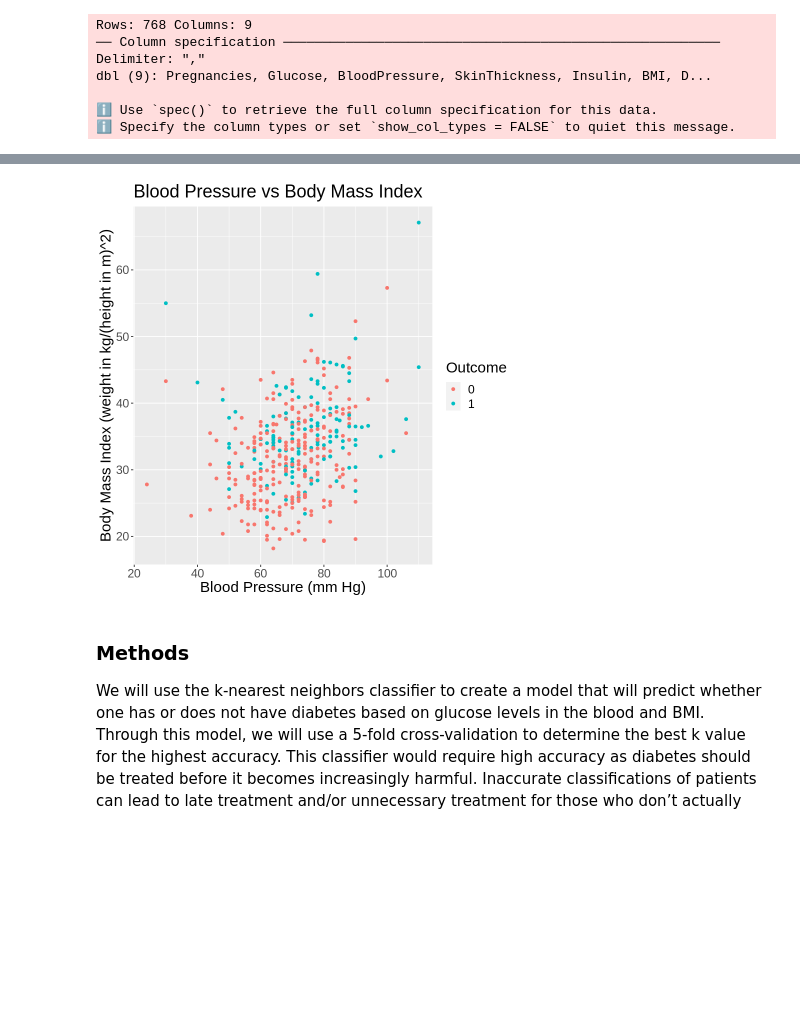
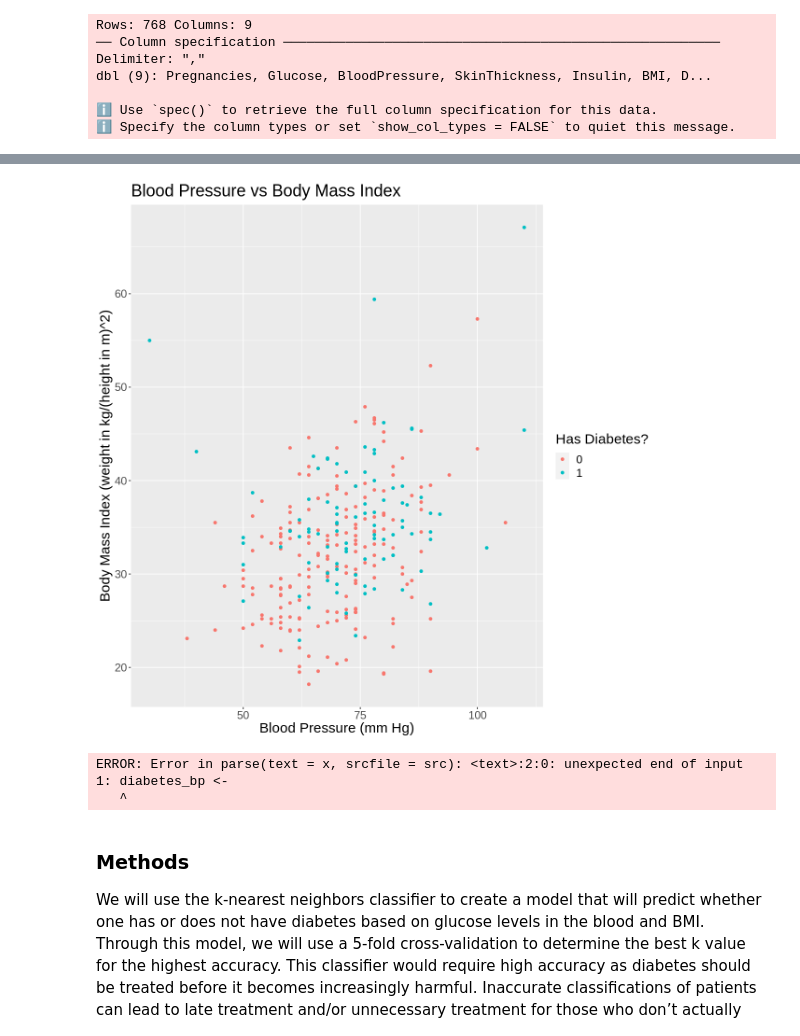
Before and after one commit to kzhang1223/dsci-100-2023s1-group-55, a Jupyter notebook: group_project_proposal_group_55.ipynb, the cells around one changed output, grey strips where cells are left out. Drawn from its saved outputs; the diff is of its cells as text; code cells hidden in the pictures; blank space fills up the shorter version.

Commit message:
changed to training data

```diff
--- a/group_project_proposal_group_55.ipynb
+++ b/group_project_proposal_group_55.ipynb
@@ -49,6 +49,5 @@ dbl (9): Pregnancies, Glucose, BloodPressure, SkinThickness, Insulin, BMI, D...
 # %%
 # table of data
 
-diabetes_no_zeroes <- diabetes |>
+diabetes_no_zeroes <- diabetes_train |>
                 filter(Glucose != 0, BloodPressure != 0, SkinThickness != 0, Insulin != 0, BMI != 0, DiabetesPedigreeFunction != 0)
-diabetes_no_zeroes
@@ -118,15 +97,24 @@ A tibble: 1 × 2
 # %%
 # visualization
+options(repr.plot.width = 10, repr.plot.height = 10)
+
 diabetes_plot <- diabetes_no_zeroes |>
             ggplot(aes(x = BloodPressure, y = BMI)) +
             geom_point(aes(color = Outcome)) +
-            labs(x = "Blood Pressure (mm Hg)", y = "Body Mass Index (weight in kg/(height in m)^2)") +
+            labs(x = "Blood Pressure (mm Hg)", y = "Body Mass Index (weight in kg/(height in m)^2)", color = "Has Diabetes?") +
             theme(text = element_text(size = 18)) +
-            ggtitle("Blood Pressure vs Body Mass Index")
+            ggtitle("Blood Pressure vs Body Mass Index") +
+            scale_fill_brewer(palette = 'Set2')
 
 diabetes_plot
 # %% [output]
-[figure, old version]
+[figure, new version]
+# %%
+diabetes_bp <-
+# %% [output]
+ERROR: Error in parse(text = x, srcfile = src): <text>:2:0: unexpected end of input
+1: diabetes_bp <-
+   ^
 # %% [markdown]
 ### Methods
 
```
Also changed, not shown: parts of 3 cells of this notebook.
